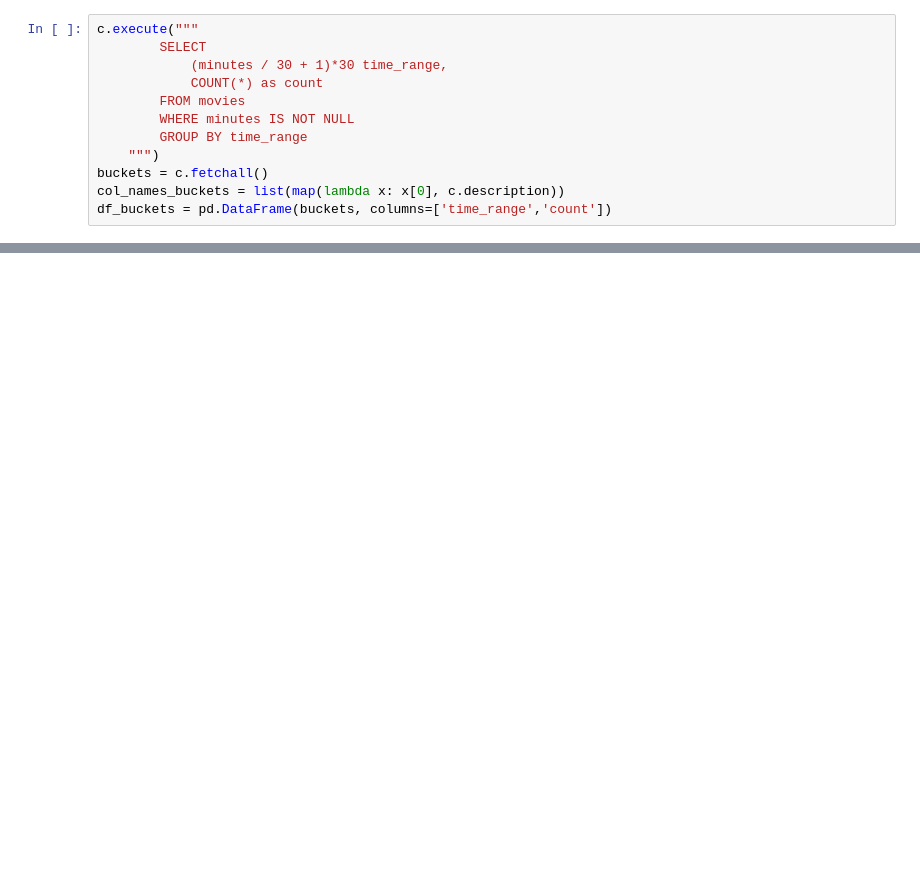
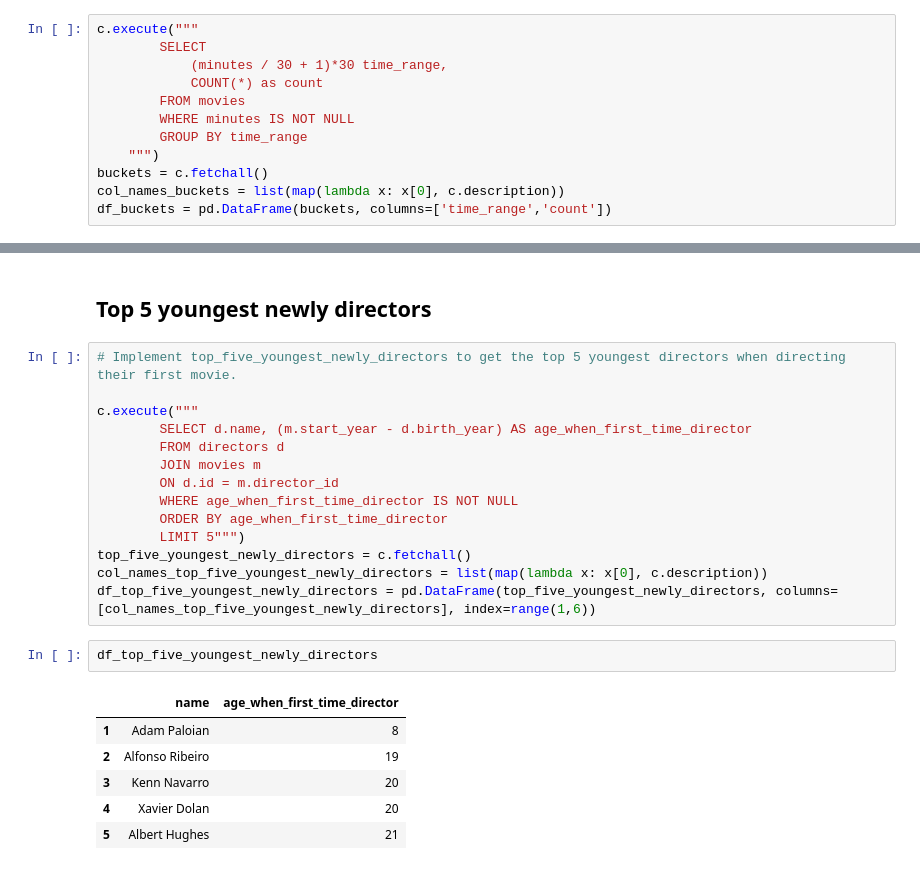
Before and after one commit to FriedaTims-Jansma/Le-Wagon-Career-Week-Challenge, a Jupyter notebook: notebooks/SQLmovie/SQL_Notebook_Movies.ipynb, the cells around one changed output, grey strips where cells are left out. Cells and saved outputs as stored; diff of their text form; blank space fills up the shorter version.

Commit message:
5 youngest directors

```diff
--- a/notebooks/SQLmovie/SQL_Notebook_Movies.ipynb
+++ b/notebooks/SQLmovie/SQL_Notebook_Movies.ipynb
@@ -363,0 +364,25 @@ df_buckets.plot(x='time_range', y='count', kind='bar',xlim=(0,1100),figsize=(20,
+# %% [markdown]
+## Top 5 youngest newly directors
+# %%
+# Implement top_five_youngest_newly_directors to get the top 5 youngest directors when directing their first movie.
+
+c.execute("""
+        SELECT d.name, (m.start_year - d.birth_year) AS age_when_first_time_director
+        FROM directors d
+        JOIN movies m
+        ON d.id = m.director_id
+        WHERE age_when_first_time_director IS NOT NULL
+        ORDER BY age_when_first_time_director
+        LIMIT 5""")
+top_five_youngest_newly_directors = c.fetchall()
+col_names_top_five_youngest_newly_directors = list(map(lambda x: x[0], c.description))
+df_top_five_youngest_newly_directors = pd.DataFrame(top_five_youngest_newly_directors, columns=[col_names_top_five_youngest_newly_directors], index=range(1,6))
+# %%
+df_top_five_youngest_newly_directors
+# %% [output]
+|  | name | age_when_first_time_director |
+| 1 | Adam Paloian | 8 |
+| 2 | Alfonso Ribeiro | 19 |
+| 3 | Kenn Navarro | 20 |
+| 4 | Xavier Dolan | 20 |
+| 5 | Albert Hughes | 21 |
```
Also changed, not shown: parts of 6 cells of this notebook.
